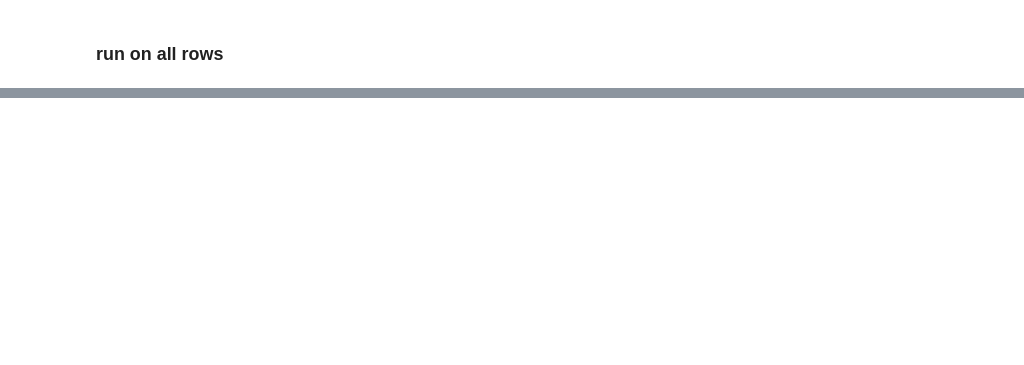
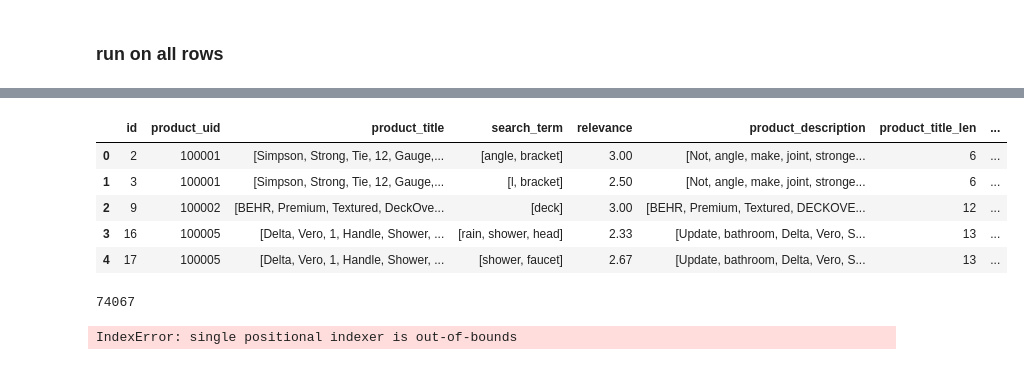
Before and after one commit to zxzjim/MyThinkful, a Jupyter notebook: CapStoneProject_n/Home Depot Product Search Relevance.ipynb, the cells around one changed output, grey strips where cells are left out. Saved outputs shown, nothing was run; the diff lists cells and outputs as text; code cells hidden in the pictures; blank space fills up the shorter version.

```diff
--- a/CapStoneProject_n/Home Depot Product Search Relevance.ipynb
+++ b/CapStoneProject_n/Home Depot Product Search Relevance.ipynb
@@ -550,0 +474,21 @@ return:  0.666666666667
+# %%
+train_merged.head()
+# %% [output]
+|  | id | product_uid | product_title | search_term | relevance | product_description | product_title_len | ... |
+| 0 | 2 | 100001 | [Simpson, Strong, Tie, 12, Gauge,... | [angle, bracket] | 3.00 | [Not, angle, make, joint, stronge... | 6 | ... |
+| 1 | 3 | 100001 | [Simpson, Strong, Tie, 12, Gauge,... | [l, bracket] | 2.50 | [Not, angle, make, joint, stronge... | 6 | ... |
+| 2 | 9 | 100002 | [BEHR, Premium, Textured, DeckOve... | [deck] | 3.00 | [BEHR, Premium, Textured, DECKOVE... | 12 | ... |
+| 3 | 16 | 100005 | [Delta, Vero, 1, Handle, Shower, ... | [rain, shower, head] | 2.33 | [Update, bathroom, Delta, Vero, S... | 13 | ... |
+| 4 | 17 | 100005 | [Delta, Vero, 1, Handle, Shower, ... | [shower, faucet] | 2.67 | [Update, bathroom, Delta, Vero, S... | 13 | ... |
+# %%
+%%time
+print len(train_merged)
+if __name__ == '__main__':
+    pool = multiprocessing.Pool(processes=16)
+    train_merged['sim_title'] = pool.map(find_search_similarity_title, range(0, len(train_merged)))
+
+    pool.close() #we are not adding any more processes
+    pool.join() #tell it to wait until all threads are done before going on
+# %% [output]
+74067
+IndexError: single positional indexer is out-of-bounds
```
Also changed, not shown: parts of 31 cells of this notebook, 1 other file.
